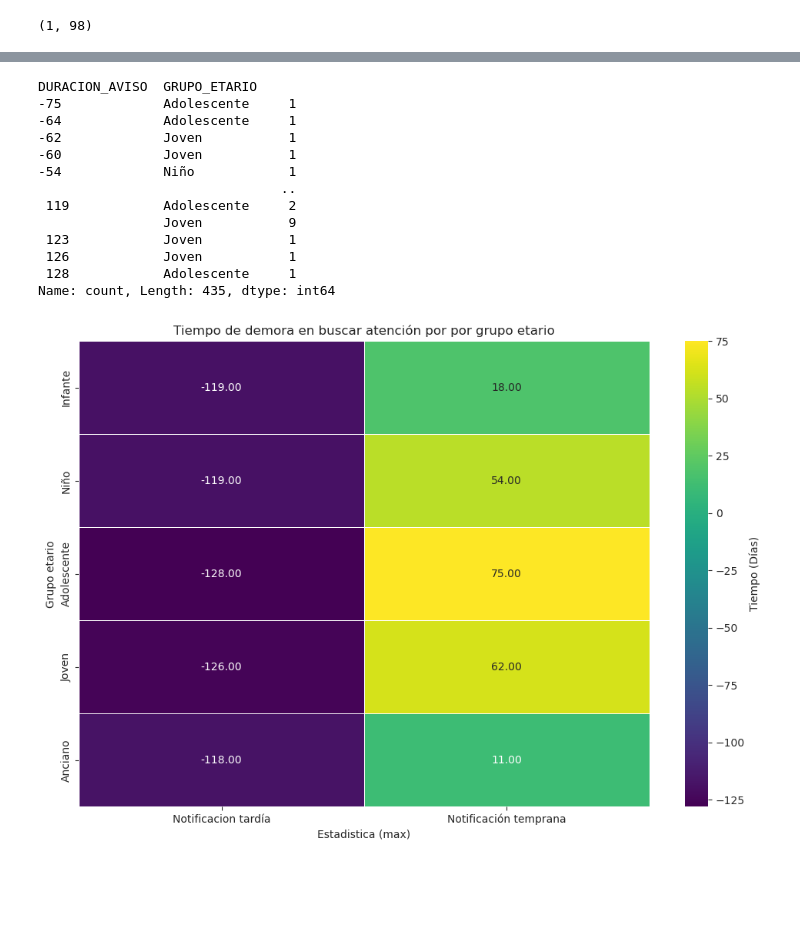
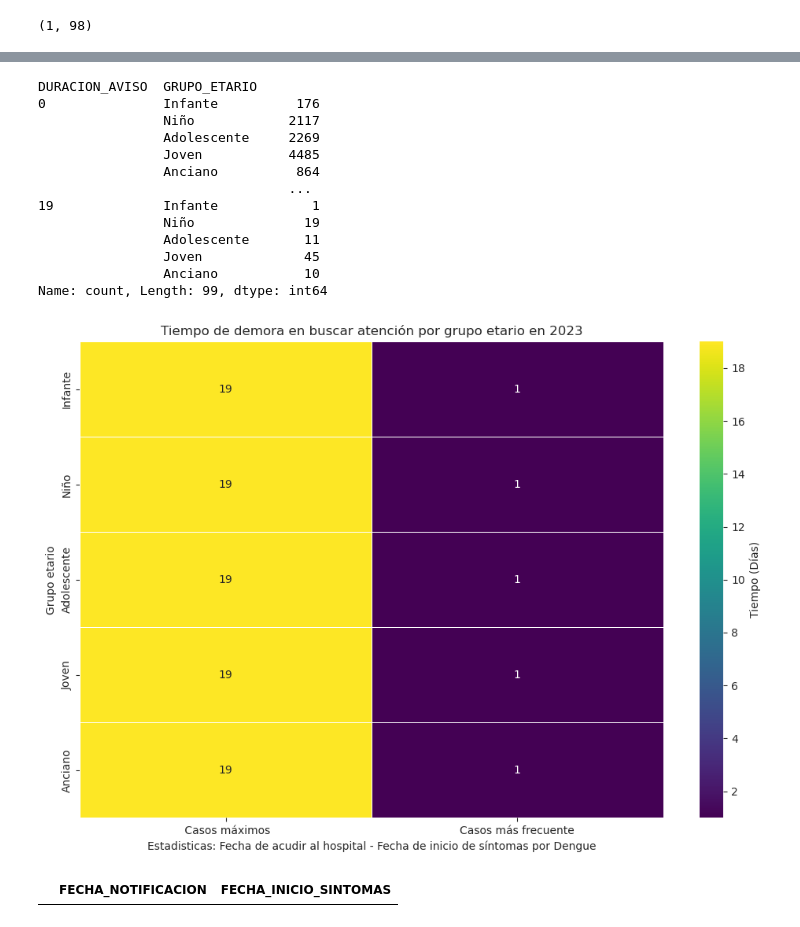
Before and after one commit to SJacoboZavaleta/Developments, a Jupyter notebook: OpenDataDay2024/DenguePiura/Dengue_ExploratoryAnalysis.ipynb, the cells around one changed output, grey strips where cells are left out. Cells and saved outputs as stored; diff of their text form; code cells hidden in the pictures; blank space fills up the shorter version.

```diff
--- a/OpenDataDay2024/DenguePiura/Dengue_ExploratoryAnalysis.ipynb
+++ b/OpenDataDay2024/DenguePiura/Dengue_ExploratoryAnalysis.ipynb
@@ -576,3 +576,13 @@ memory usage: 3.2+ MB
 ndata["EDAD"].min(), ndata["EDAD"].max()
 # %% [output]
 (1, 98)
+# %%
+numfeat = ndata.select_dtypes(include=[np.number]).columns
+fig, ax = plt.subplots(4, 3, figsize=(10, 8))
+for i, col in enumerate(numfeat):
+    x = i // 3
+    y = i % 3
+    hp=sns.boxplot(data=ndata, x=col, ax=ax[x, y])
+    hp.set(ylabel=None)
+plt.tight_layout()
+plt.show()
@@ -578,0 +591,4 @@ ndata["EDAD"].min(), ndata["EDAD"].max()
+# %%
+## Eliminar Outliers
+ndata = ndata[(ndata['DURACION_AVISO']<20) & (ndata['DURACION_AVISO']>=0)]
+ndata.shape
@@ -959,15 +986,15 @@ result = aux[["DURACION_AVISO","GRUPO_ETARIO"]].value_counts().sort_index()
 result
 # %% [output]
 DURACION_AVISO  GRUPO_ETARIO
--75             Adolescente     1
--64             Adolescente     1
--62             Joven           1
--60             Joven           1
--54             Niño            1
-                               ..
- 119            Adolescente     2
-                Joven           9
- 123            Joven           1
- 126            Joven           1
- 128            Adolescente     1
-Name: count, Length: 435, dtype: int64
+0               Infante          176
+                Niño            2117
+                Adolescente     2269
+                Joven           4485
+                Anciano          864
+                                ...
+19              Infante            1
+                Niño              19
+                Adolescente       11
+                Joven             45
+                Anciano           10
+Name: count, Length: 99, dtype: int64
@@ -974,20 +1003,23 @@ Name: count, Length: 435, dtype: int64
 # %%
 # Assuming aux is a DataFrame with columns DURACION_AVISO and GRUPO_ETARIO
 
 # Aggregate data by GRUPO_ETARIO and calculate the maximum or average DURACION_AVISO
-result = aux.groupby('GRUPO_ETARIO')['DURACION_AVISO'].agg([('Notificacion tardía', lambda x: -np.max(x)), ('Notificación temprana', lambda x: -np.min(x))])
-
+result = aux.groupby('GRUPO_ETARIO')['DURACION_AVISO'].agg([(' Casos máximos', lambda x: np.max(x)), ('Casos más frecuente', lambda x: st.mode(x)+1)])
 #cmap = sns.cm.rocket_r  # Use 'rocket_r' colormap for inverted version of 'rocket'
 
 # Plot heatmap
 plt.figure(figsize=(10, 7))
-sns.heatmap(result, cmap='viridis', annot=True, fmt='.2f', linewidths=0.5, cbar_kws={'label': 'Tiempo (Días)'})
-plt.title('Tiempo de demora en buscar atención por por grupo etario')
-plt.xlabel('Estadistica (max)')
+sns.heatmap(result, cmap='viridis', annot=True, fmt='d', linewidths=0.5, cbar_kws={'label': 'Tiempo (Días)'})
+plt.title('Tiempo de demora en buscar atención por grupo etario en 2023')
+plt.xlabel('Estadisticas: Fecha de acudir al hospital - Fecha de inicio de síntomas por Dengue')
 plt.ylabel('Grupo etario')
 plt.tight_layout()
 
 plt.savefig("diasMaximos_notificaciones.png", dpi=300)
 plt.show()
 # %% [output]
-[figure, old version]
+[figure, new version]
+# %%
+ndata[['FECHA_NOTIFICACION', 'FECHA_INICIO_SINTOMAS']][ndata['FECHA_NOTIFICACION'] < ndata['FECHA_INICIO_SINTOMAS']]
+# %% [output]
+|  | FECHA_NOTIFICACION | FECHA_INICIO_SINTOMAS |
```
Also changed, not shown: parts of 22 cells of this notebook, 4 other files.
